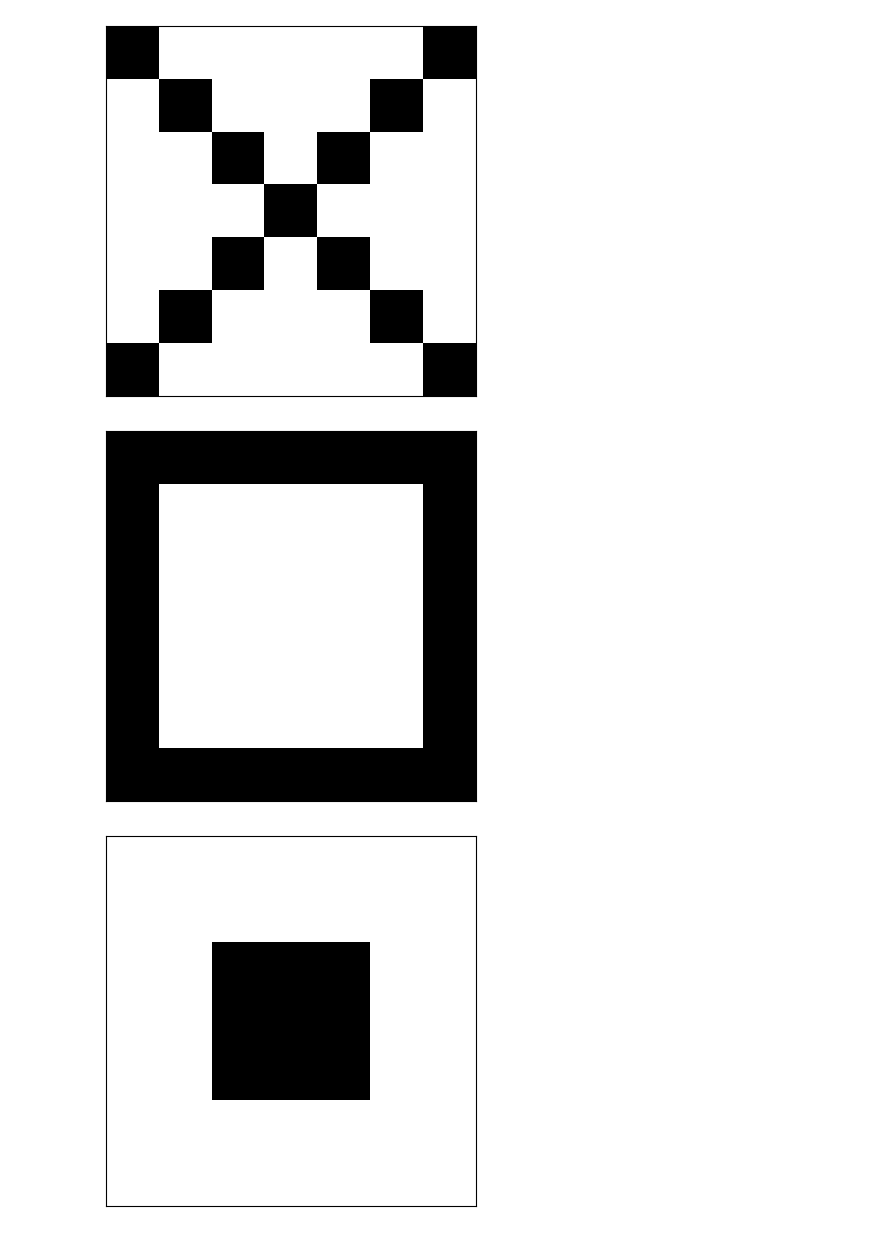
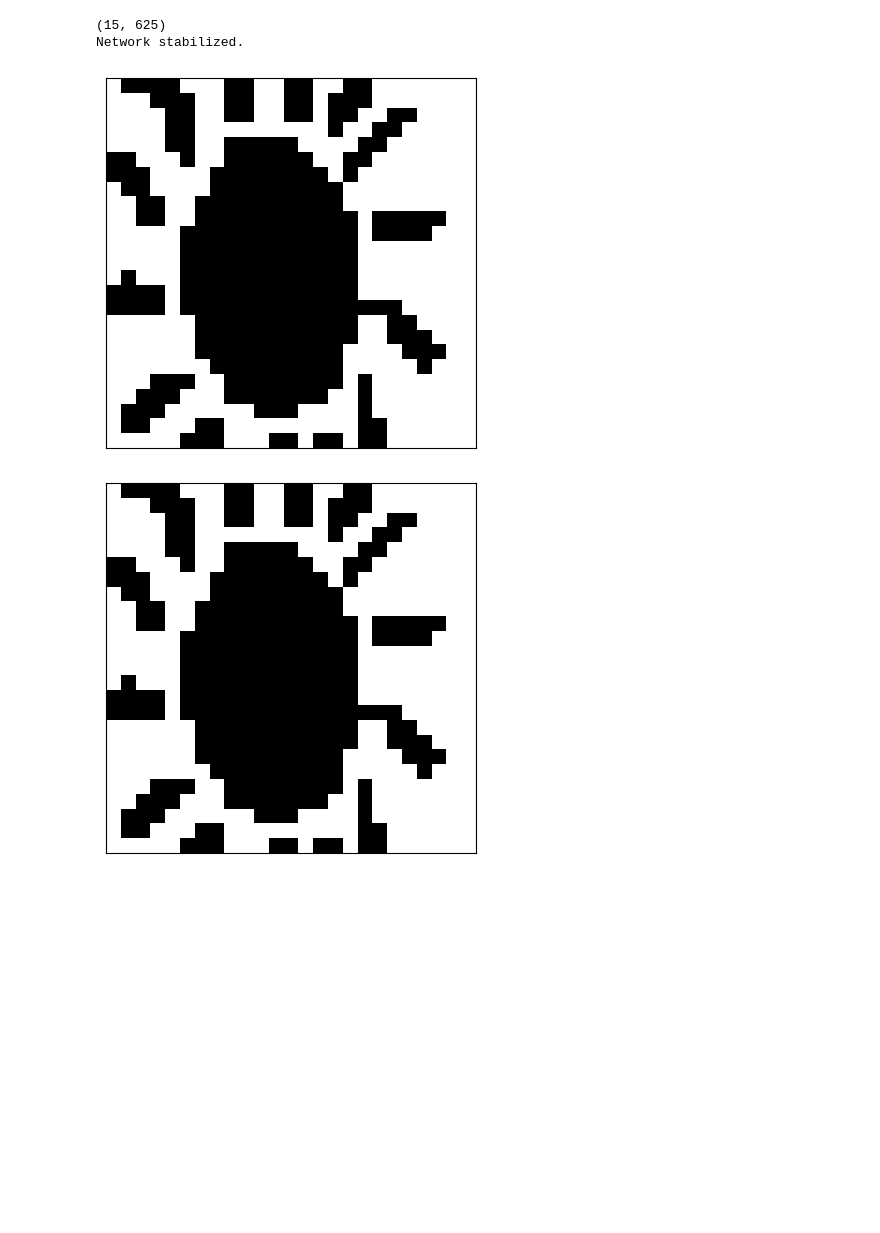
Before and after one commit to Bieslaw/NeuronProject, a Jupyter notebook: Projekt2.ipynb, the cells around one changed output. Drawn from its saved outputs; the diff is of its cells as text; code cells hidden in the pictures; blank space fills up the shorter version.

```diff
--- a/Projekt2.ipynb
+++ b/Projekt2.ipynb
@@ -1,6 +1,15 @@
 # %%
 import numpy as np
 import random
+
+import matplotlib.pyplot as plt
+def visualize_pattern(pattern,n,m):
+    grid = pattern.reshape((n, m))
+    fig, ax = plt.subplots()
+    ax.imshow(grid, cmap='binary', interpolation='none')
+    ax.set_xticks([])
+    ax.set_yticks([])
+    plt.show()
 
 class HopfieldNetwork:
     def __init__(self,number_of_neurons):
@@ -44,7 +53,7 @@ class HopfieldNetwork:
     def energy(self, state):
         return -0.5 * np.dot(state, np.dot(self.w , state))
 
-    def simulate(self, state, update_rule_type, max_steps=100):
+    def simulate(self, state, update_rule_type, max_steps=100, visualize=False, n=0,m=0):
         current_state = state.copy()
         current_energy = self.energy(current_state)
         for _ in range(max_steps):
@@ -53,6 +62,8 @@ class HopfieldNetwork:
             elif (update_rule_type == 'async'):
                 next_state = self.update_rule_async(current_state)
             next_energy = self.energy(next_state)
+            if visualize:
+                visualize_pattern(next_state, n,m)
             if np.array_equal(next_state, current_state):
                 print("Network stabilized.")
                 break
@@ -82,10 +84,35 @@ def read_patterns_from_csv(file_name):
             patterns.append(pattern)
     return np.array(patterns)
 # %%
-patterns = read_patterns_from_csv("small-7x7.csv")
-for p in patterns:
-    visualize_pattern(p,7,7)
+patterns = read_patterns_from_csv('large-25x25.plus.csv')
+print(patterns.shape)
+n = 25
+m = 25
+# for p in patterns:
+
+#     visualize_pattern(p,25,25)
+training_sizes = []
+correct_patterns = []
+for i in range(1, patterns.shape[0] + 1):
+    test_patterns = patterns[:i]
+    net = HopfieldNetwork(n * m)
+    net.get_patterns_oja(test_patterns, learning_rate=0.00001,epochs=10)
+    correct = 0
+    for pattern in test_patterns:
+        noise = np.random.choice([-1, 1], size=n * m, p=[0.1, 0.9])  # 10% noise
+        noisy_input = pattern * noise
+        final_state = net.simulate(noisy_input, "sync")
+        if (pattern.reshape(-1) == final_state.reshape(-1)).all():
+            correct+=1
+        if i == 1:
+            visualize_pattern(pattern, n, m)
+            visualize_pattern(final_state,n ,m)
+    training_sizes.append(i)
+    correct_patterns.append(correct)
+
+print(correct_patterns)
 # %% [output]
+(15, 625)
+Network stabilized.
-[figure, old version]
+[figure, new version]
-[figure, old version]
+[figure, new version]
-[figure, removed]
```
Also changed, not shown: parts of 6 cells of this notebook, 2 other files.
